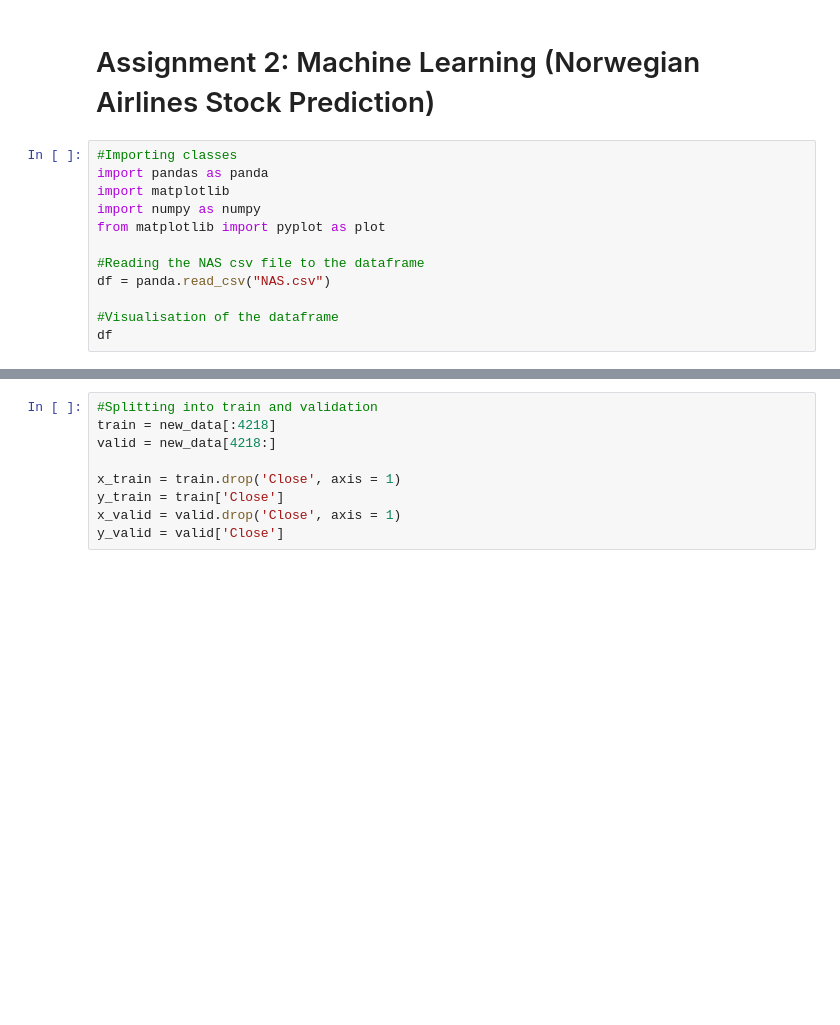
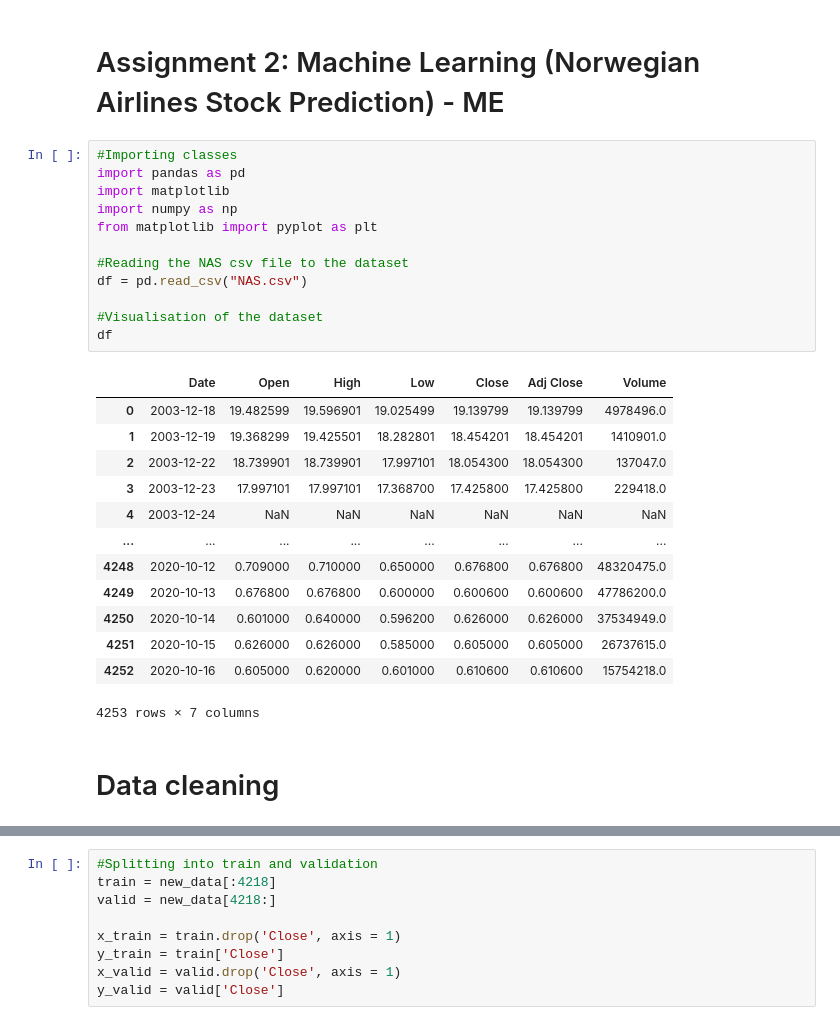
Before and after one commit to W0RMUS/Group_9, a Jupyter notebook: stockPrediction.ipynb, the cells around one changed output, grey strips where cells are left out. Drawn from its saved outputs; the diff is of its cells as text; blank space fills up the shorter version.

```diff
--- a/stockPrediction.ipynb
+++ b/stockPrediction.ipynb
@@ -1,14 +1,30 @@
 # %% [markdown]
-# Assignment 2: Machine Learning (Norwegian Airlines Stock Prediction)
+# Assignment 2: Machine Learning (Norwegian Airlines Stock Prediction) - ME
 # %%
 #Importing classes
-import pandas as panda
+import pandas as pd
 import matplotlib
-import numpy as numpy
-from matplotlib import pyplot as plot
+import numpy as np
+from matplotlib import pyplot as plt
 
-#Reading the NAS csv file to the dataframe
-df = panda.read_csv("NAS.csv")
+#Reading the NAS csv file to the dataset
+df = pd.read_csv("NAS.csv")
 
-#Visualisation of the dataframe
+#Visualisation of the dataset
 df
+# %% [output]
+|  | Date | Open | High | Low | Close | Adj Close | Volume |
+| 0 | 2003-12-18 | 19.482599 | 19.596901 | 19.025499 | 19.139799 | 19.139799 | 4978496.0 |
+| 1 | 2003-12-19 | 19.368299 | 19.425501 | 18.282801 | 18.454201 | 18.454201 | 1410901.0 |
+| 2 | 2003-12-22 | 18.739901 | 18.739901 | 17.997101 | 18.054300 | 18.054300 | 137047.0 |
+| 3 | 2003-12-23 | 17.997101 | 17.997101 | 17.368700 | 17.425800 | 17.425800 | 229418.0 |
+| 4 | 2003-12-24 | NaN | NaN | NaN | NaN | NaN | NaN |
+| ... | ... | ... | ... | ... | ... | ... | ... |
+| 4248 | 2020-10-12 | 0.709000 | 0.710000 | 0.650000 | 0.676800 | 0.676800 | 48320475.0 |
+| 4249 | 2020-10-13 | 0.676800 | 0.676800 | 0.600000 | 0.600600 | 0.600600 | 47786200.0 |
+| 4250 | 2020-10-14 | 0.601000 | 0.640000 | 0.596200 | 0.626000 | 0.626000 | 37534949.0 |
+| 4251 | 2020-10-15 | 0.626000 | 0.626000 | 0.585000 | 0.605000 | 0.605000 | 26737615.0 |
+| 4252 | 2020-10-16 | 0.605000 | 0.620000 | 0.601000 | 0.610600 | 0.610600 | 15754218.0 |
+4253 rows × 7 columns
+# %% [markdown]
+# Data cleaning
```
Also changed, not shown: parts of 5 cells of this notebook.
